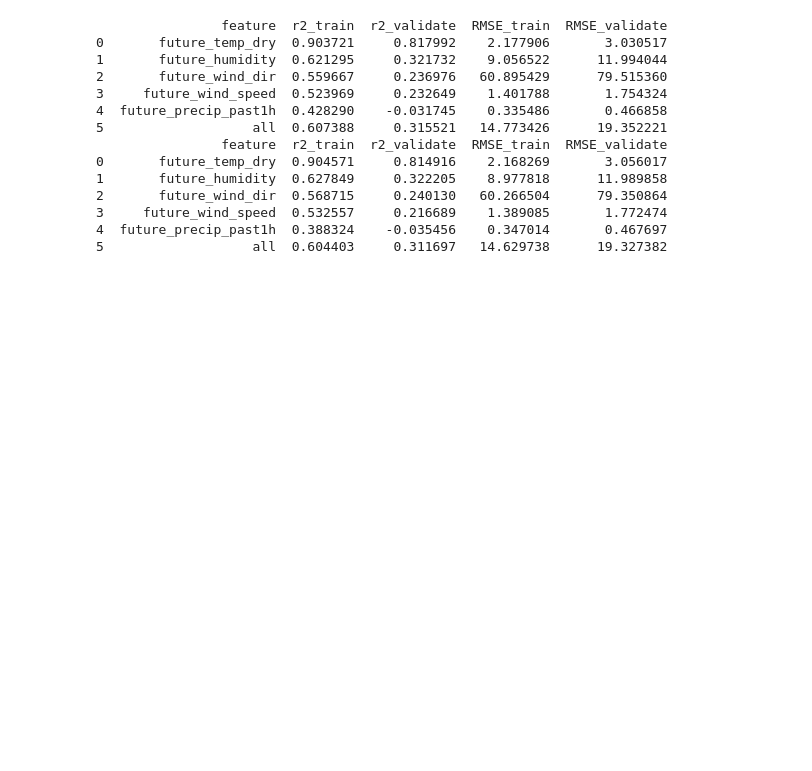
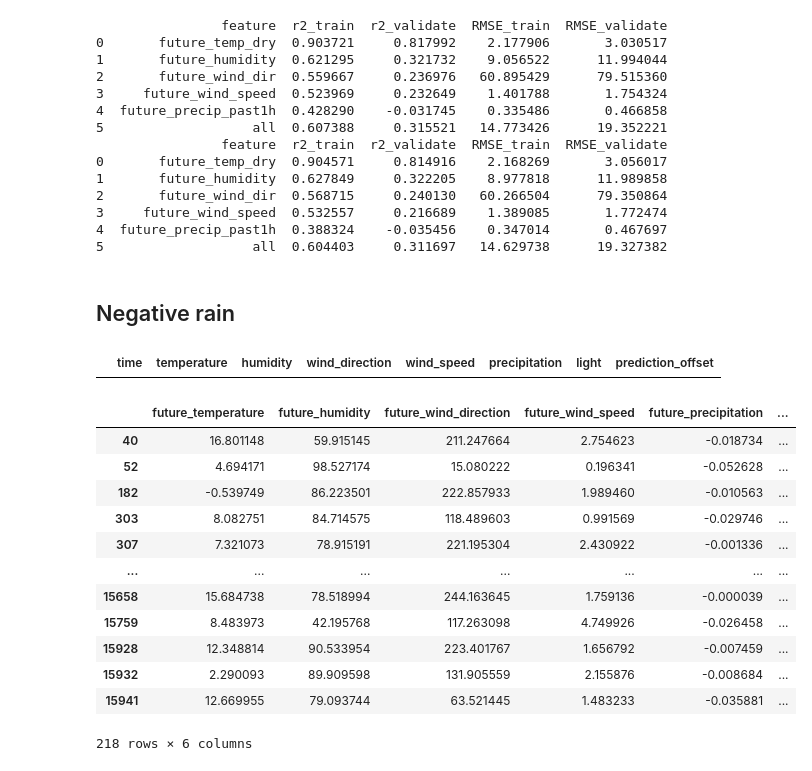
Before and after one commit to SEP4-DK1-2026/MAL, a Jupyter notebook: src/test_fpc.ipynb, the cells around one changed output. Saved outputs shown, nothing was run; the diff lists cells and outputs as text; code cells hidden in the pictures; blank space fills up the shorter version.

Commit message:
Add experiment trying to remove negative percipitation
Didnt work :(

```diff
--- a/src/test_fpc.ipynb
+++ b/src/test_fpc.ipynb
@@ -217,16 +229,4 @@ preprocessor_cyclic_no_year = Pipeline([
 # %%
-best_model = MultiOutputRegressor(
-    HistGradientBoostingRegressor(
-        learning_rate=0.05,
-        max_depth=8,
-        max_features=0.6,
-        max_iter=200,
-        max_leaf_nodes=None,
-        min_samples_leaf=33,
-        random_state=42,
-    )
-)
-
 prepreprocessor = Pipeline(
     [
         ("NaN_dropper", FunctionTransformer(lambda X: X.dropna())),
@@ -255,5 +255,6 @@ new_data = new_data.sample(n=1000000)
 
 sets = get_sets(new_data, seed=SEED)
 fit_and_score(model, sets)
+fitted_best_model = model
 # %% [output]
                  feature  r2_train  r2_validate    RMSE_train  RMSE_validate
@@ -572,3 +573,27 @@ fit_and_score(model, sets_limited)
 3     future_wind_speed  0.532557     0.216689    1.389085       1.772474
 4  future_precip_past1h  0.388324    -0.035456    0.347014       0.467697
 5                   all  0.604403     0.311697   14.629738      19.327382
+# %% [markdown]
+## Negative rain
+# %%
+X = sets_limited[0][0]
+X[X["precipitation"] < 0]
+# %% [output]
+|  | time | temperature | humidity | wind_direction | wind_speed | precipitation | light | prediction_offset |
+# %%
+predictions = pd.DataFrame(fitted_best_model.predict(sets_limited[1][0]), columns=sets_limited[1][1].columns)
+predictions[predictions["future_precipitation"] < 0]
+# %% [output]
+|  | future_temperature | future_humidity | future_wind_direction | future_wind_speed | future_precipitation | ... |
+| 40 | 16.801148 | 59.915145 | 211.247664 | 2.754623 | -0.018734 | ... |
+| 52 | 4.694171 | 98.527174 | 15.080222 | 0.196341 | -0.052628 | ... |
+| 182 | -0.539749 | 86.223501 | 222.857933 | 1.989460 | -0.010563 | ... |
+| 303 | 8.082751 | 84.714575 | 118.489603 | 0.991569 | -0.029746 | ... |
+| 307 | 7.321073 | 78.915191 | 221.195304 | 2.430922 | -0.001336 | ... |
+| ... | ... | ... | ... | ... | ... | ... |
+| 15658 | 15.684738 | 78.518994 | 244.163645 | 1.759136 | -0.000039 | ... |
+| 15759 | 8.483973 | 42.195768 | 117.263098 | 4.749926 | -0.026458 | ... |
+| 15928 | 12.348814 | 90.533954 | 223.401767 | 1.656792 | -0.007459 | ... |
+| 15932 | 2.290093 | 89.909598 | 131.905559 | 2.155876 | -0.008684 | ... |
+| 15941 | 12.669955 | 79.093744 | 63.521445 | 1.483233 | -0.035881 | ... |
+218 rows × 6 columns
```
Also changed, not shown: parts of 4 cells of this notebook.
